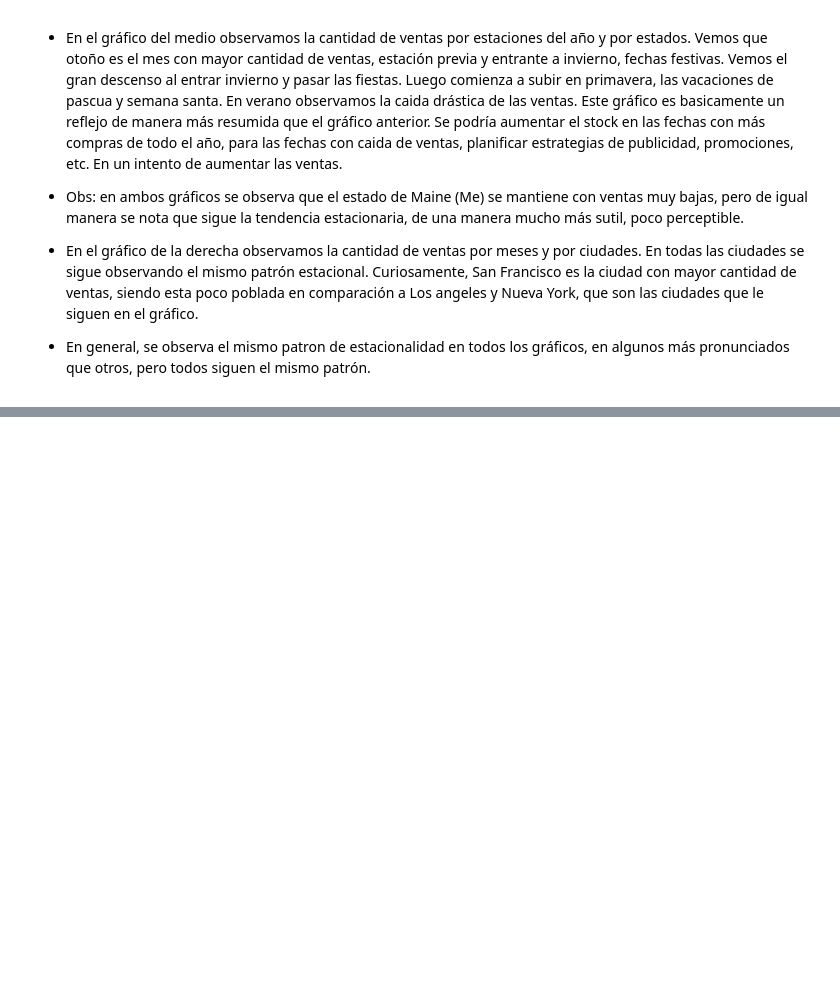
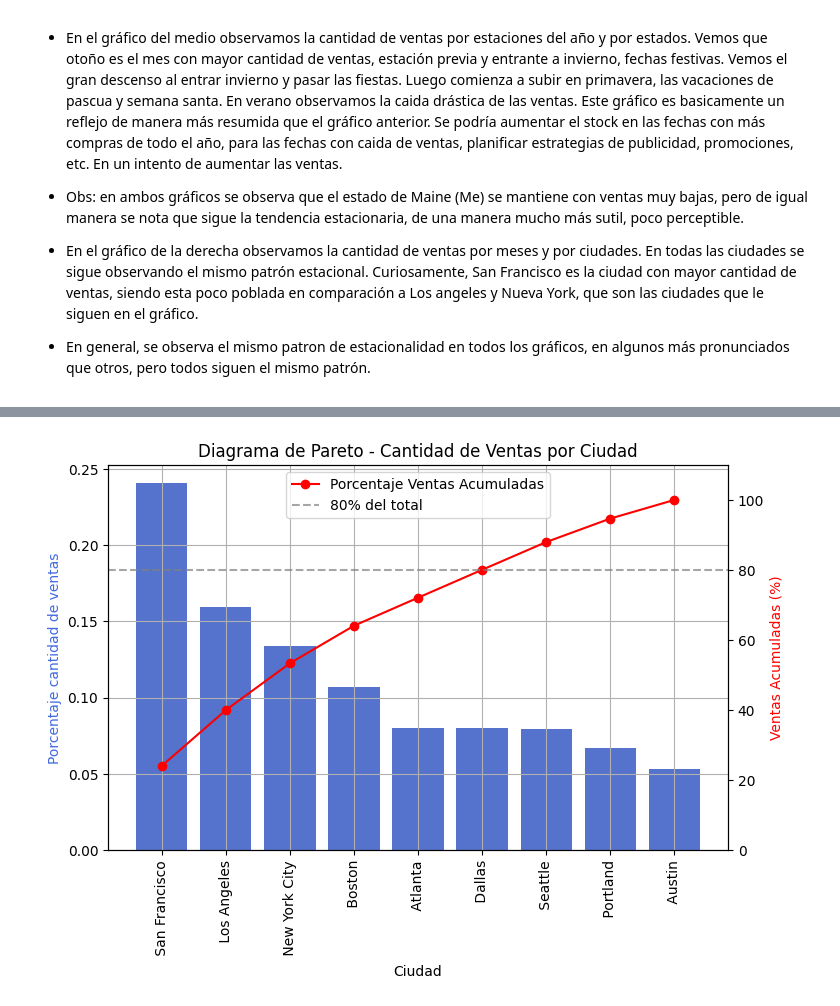
Before and after one commit to diegoGam1/Analisis_exploratorio_ventas, a Jupyter notebook: src/Analisis.ipynb, the cells around one changed output, grey strips where cells are left out. Drawn from its saved outputs; the diff is of its cells as text; code cells hidden in the pictures; blank space fills up the shorter version.

Commit message:
Gráficos de pareto terminados

```diff
--- a/src/Analisis.ipynb
+++ b/src/Analisis.ipynb
@@ -325,0 +328,11 @@ plt.show()
+# %%
+ventas_ciudad = df.groupby(["City"]).size().reset_index(name="Sales")   # creamos un nuevo dataframe agrupado por ciudad, muestra cantidad de ventas
+ventas_ciudad = ventas_ciudad.sort_values("Sales", ascending=False) # ordenamos de manera descendente
+
+ventas_ciudad["Ventas_acumuladas"] = ventas_ciudad["Sales"].cumsum() # suma acumulada de cantidad de ventas, ventas acumuladas
+
+ventas_ciudad["Porcentaje_ventas"] = ventas_ciudad["Sales"] / ventas_ciudad["Sales"].sum() # porcentaje de ventas
+
+ventas_ciudad["Porcentaje_ventas_acumuladas"] = (ventas_ciudad["Ventas_acumuladas"] / ventas_ciudad["Sales"].sum() ) * 100 # porcentaje de ventas acumuladas
+
+ventas_ciudad.head()  #vemos el dataframe
@@ -325,0 +346,36 @@ plt.show()
+# %%
+fig, ax1 = plt.subplots(figsize=(8,5)) # se crea una figura y el eje principal
+
+sns.barplot(
+    data= ventas_ciudad,
+    x = "City",
+    y = "Porcentaje_ventas",
+    color="royalblue",
+    ax = ax1        # el gráfico de barras corresponde al eje principal ax1
+)
+plt.xticks(rotation=90)
+plt.grid()
+
+ax2 = ax1.twinx()   # esto crea un segundo eje y llamado ax2 en el mismo gráfico, permite superponer dos gráficos
+                    # ax1 es para el gráfico de barras y ax2 es para el gráfico de linea
+ax2.plot(
+    ventas_ciudad["City"],  # eje x
+    ventas_ciudad["Porcentaje_ventas_acumuladas"], # eje y
+    color = "red",     # color de la linea
+    marker= "o",        # cada punto se marca con un circulo
+    linestyle = "-",    # linea continua
+    label = "Porcentaje Ventas Acumuladas"
+)
+
+# Etiquetas que corresponden a cada eje
+ax1.set_ylabel("Porcentaje cantidad de ventas", color="royalblue")
+ax2.set_ylabel("Ventas Acumuladas (%)", color="red")
+ax1.set_xlabel("Ciudad")
+ax2.set_ylim(0, 110)    #ajusta el rango del eje y derecho, de 0 a 110 para que se vea mejor el ultimo valor del eje y
+ax1.set_title("Diagrama de Pareto - Cantidad de Ventas por Ciudad")
+ax2.axhline(80, color="gray", linestyle="dashed", alpha=0.7, label="80% del total") # acá agregamos la linea que marca el 80% de acumulación
+ax2.legend(loc="upper center") #ubicacion de la leyenda
+
+plt.show()
+# %% [output]
+[figure, added]
```
Also changed, not shown: parts of 12 cells of this notebook.
